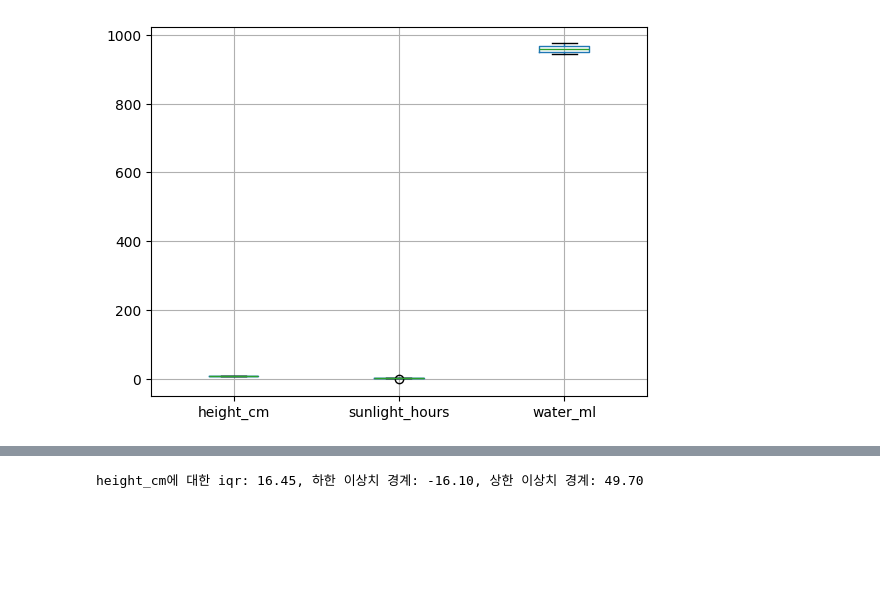
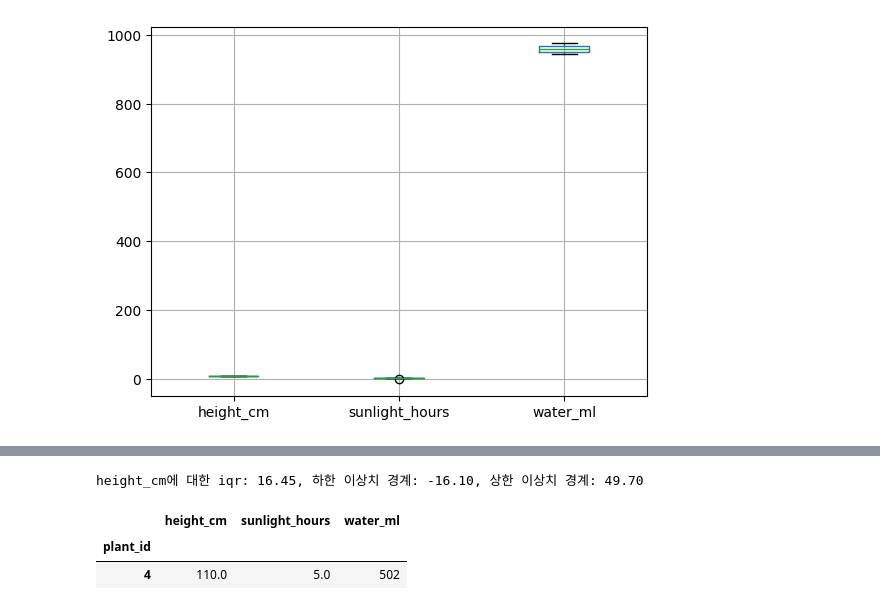
Before and after one commit to Jeronimo6344/data-analysis-basic, a Jupyter notebook: 03 Data Preprocessing 1/03 - 연습문제.ipynb, the cells around one changed output, grey strips where cells are left out. Saved outputs shown, nothing was run; the diff lists cells and outputs as text; code cells hidden in the pictures; blank space fills up the shorter version.

```diff
--- a/03 - 연습문제.ipynb
+++ b/03 Data Preprocessing 1/03 - 연습문제.ipynb
@@ -436,9 +459,13 @@ for i in s.index:
 # %%
-height_cm_Q1=origin['height_cm'].quantile(0.25)
-height_cm_Q3=origin['height_cm'].quantile(0.75)
+height_cm_Q1=df['height_cm'].quantile(0.25)
+height_cm_Q3=df['height_cm'].quantile(0.75)
 height_cm_IQR=height_cm_Q3-height_cm_Q1
 height_cm_IQR_max=height_cm_Q3+1.5*height_cm_IQR
 height_cm_IQR_min=height_cm_Q1-1.5*height_cm_IQR
 print('height_cm에 대한 iqr: %0.2f, 하한 이상치 경계: %0.2f, 상한 이상치 경계: %0.2f'%(height_cm_IQR,height_cm_IQR_min,height_cm_IQR_max))
+df.loc[(df['height_cm']<height_cm_IQR_min) | (df['height_cm']>height_cm_IQR_max)]
 # %% [output]
 height_cm에 대한 iqr: 16.45, 하한 이상치 경계: -16.10, 상한 이상치 경계: 49.70
+|  | height_cm | sunlight_hours | water_ml |
+| plant_id |  |  |  |
+| 4 | 110.0 | 5.0 | 502 |
```
Also changed, not shown: parts of 4 cells of this notebook, 8 other files.
